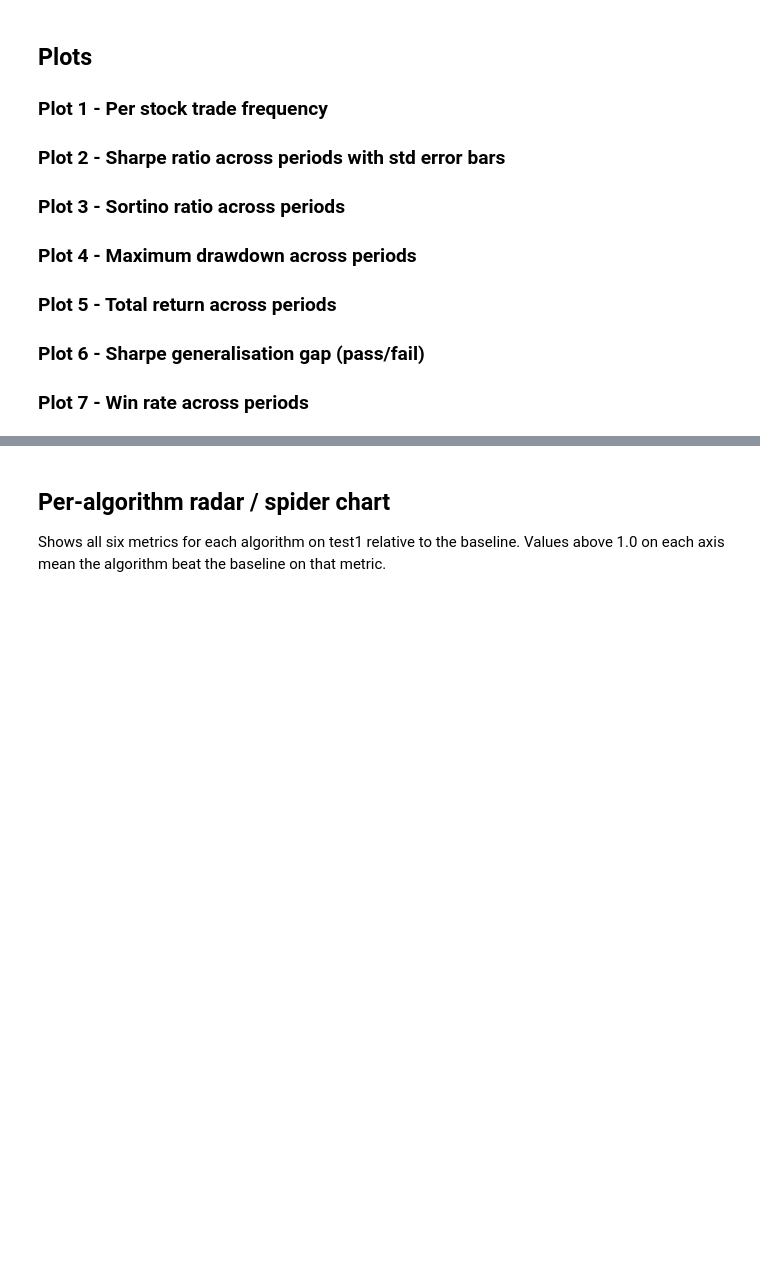
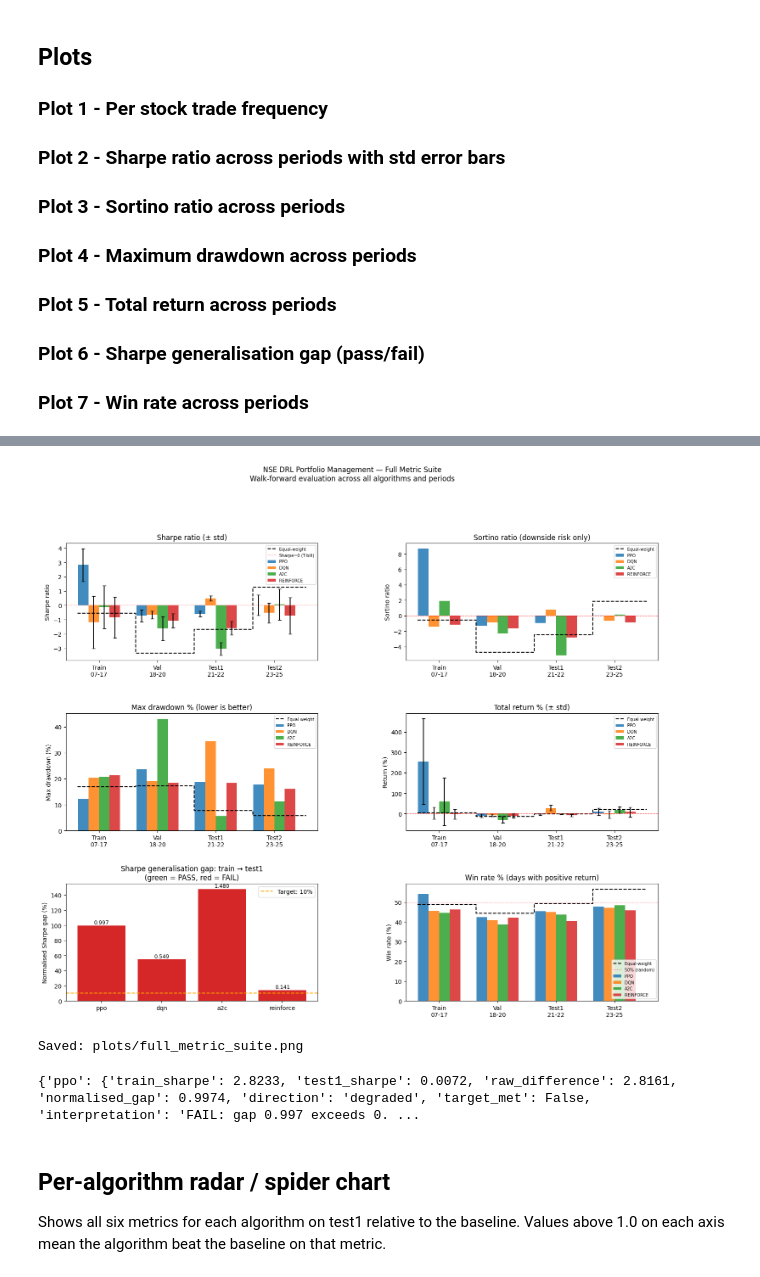
Before and after one commit to lemwaizz/nse_portfolio_rl, a Jupyter notebook: training_repo/evaluation/03_backtest.ipynb, the cells around one changed output, grey strips where cells are left out. Drawn from its saved outputs; the diff is of its cells as text; code cells hidden in the pictures; blank space fills up the shorter version.

```diff
--- a/training_repo/evaluation/03_backtest.ipynb
+++ b/training_repo/evaluation/03_backtest.ipynb
@@ -1232,8 +1269,8 @@ Saved: per_stock_trading.png
 colors  = ["#1f77b4","#ff7f0e","#2ca02c","#d62728"]
 algos   = list(all_results.keys())
 
-fig = plt.figure(figsize=(18, 18))
-gs  = gridspec.GridSpec(4, 2, figure=fig, hspace=0.5, wspace=0.35)
+fig = plt.figure(figsize=(18, 14))
+gs  = gridspec.GridSpec(3, 2, figure=fig, hspace=0.45, wspace=0.35)
 
 x = np.arange(4)
 w = 0.18
@@ -1302,58 +1339,54 @@ ax4.axhline(0, color="red", lw=0.8, ls=":")
 ax4.set_xticks(x + w*1.5)
 ax4.set_xticklabels(["Train\n07-17","Val\n18-20","Test1\n21-22","Test2\n23-25"])
 ax4.set_title("Total return % (\u00b1 std)")
 ax4.set_ylabel("Return (%)")
 ax4.legend(fontsize=7)
 
-#  Plot 5a: Generalisation Gap - validation
-def plot_gap_panel(ax, period_key, period_label):
-    gaps       = [gap_results[a][period_key]["normalised_gap"] for a in algos]
-    bar_colors = ["#2ca02c" if g < 0.10 else "#d62728" for g in gaps]
-    bars = ax.bar(algos, [g * 100 for g in gaps], color=bar_colors)
-    ax.axhline(10, color="orange", lw=1.5, ls="--", label="Target: 10%")
-    ax.set_ylabel("Normalised Sharpe gap (%)")
-    ax.set_title(f"Sharpe generalisation gap: train \u2192 {period_label}\n(green = PASS, red = FAIL)")
-    ax.legend(fontsize=7)
-    for bar, g in zip(bars, gaps):
-        ax.text(bar.get_x() + bar.get_width()/2,
-                 bar.get_height() + 0.3,
-                 f"{g:.3f}", ha="center", va="bottom", fontsize=9)
-
-ax5a = fig.add_subplot(gs[2, 0])
-plot_gap_panel(ax5a, "val", "validation (2018-20)")
-
-#  Plot 5b: Generalisation Gap - test1
-ax5b = fig.add_subplot(gs[2, 1])
-plot_gap_panel(ax5b, "test1", "test1 (2021-22)")
-
-#  Plot 5c: Generalisation Gap - test2
-ax5c = fig.add_subplot(gs[3, 0])
-plot_gap_panel(ax5c, "test2", "test2 (2023-25)")
+#  Plot 5: Generalisation Gap
+ax5 = fig.add_subplot(gs[2, 0])
+gaps       = [gap_results[a]["normalised_gap"] for a in algos]
+bar_colors = ["#2ca02c" if g < 0.10 else "#d62728" for g in gaps]
+bars = ax5.bar(algos, [g * 100 for g in gaps], color=bar_colors)
+ax5.axhline(10, color="orange", lw=1.5, ls="--", label="Target: 10%")
+ax5.set_ylabel("Normalised Sharpe gap (%)")
+ax5.set_title("Sharpe generalisation gap: train \u2192 test1\n(green = PASS, red = FAIL)")
+ax5.legend()
+for bar, g in zip(bars, gaps):
+    ax5.text(bar.get_x() + bar.get_width()/2,
+             bar.get_height() + 0.3,
+             f"{g:.3f}", ha="center", va="bottom", fontsize=9)
 
 #  Plot 6: Win Rate
-ax6 = fig.add_subplot(gs[3, 1])
+ax6 = fig.add_subplot(gs[2, 1])
 for i, algo in enumerate(algos):
     vals = [all_results[algo][p]["winrate_mean"] for p in PERIODS]
     ax6.bar(x + i*w, vals, w, label=algo.upper(), color=colors[i], alpha=0.85)
 base = [baselines[p]["winrate_mean"] for p in PERIODS]
 ax6.step(np.append(x - 0.1, x[-1] + len(algos)*w + 0.1),
          np.append(base, base[-1]),
          where="post", color="black", lw=1.5, ls="--", label="Equal-weight")
 ax6.axhline(50, color="red", lw=0.8, ls=":", label="50% (random)")
 ax6.set_xticks(x + w*1.5)
 ax6.set_xticklabels(["Train\n07-17","Val\n18-20","Test1\n21-22","Test2\n23-25"])
 ax6.set_title("Win rate % (days with positive return)")
 ax6.set_ylabel("Win rate (%)")
 ax6.legend(fontsize=7)
 
 plt.suptitle(
     "NSE DRL Portfolio Management — Full Metric Suite\n"
     "Walk-forward evaluation across all algorithms and periods",
     fontsize=12, y=1.01
 )
 plt.savefig("plots/full_metric_suite.png", dpi=130, bbox_inches="tight")
 plt.show()
 print("Saved: plots/full_metric_suite.png")
+# %% [output]
+[figure, added]
+Saved: plots/full_metric_suite.png
+# %%
+print(gap_results)
+# %% [output]
+{'ppo': {'train_sharpe': 2.8233, 'test1_sharpe': 0.0072, 'raw_difference': 2.8161, 'normalised_gap': 0.9974, 'direction': 'degraded', 'target_met': False, 'interpretation': 'FAIL: gap 0.997 exceeds 0. ...
 # %% [markdown]
 ## Per-algorithm radar / spider chart
 
```
Also changed, not shown: parts of 10 cells of this notebook.
